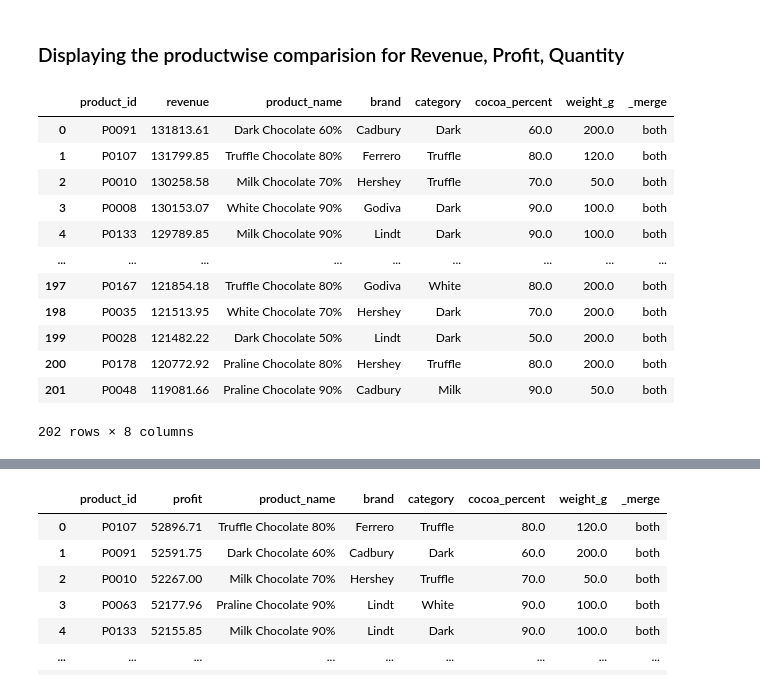
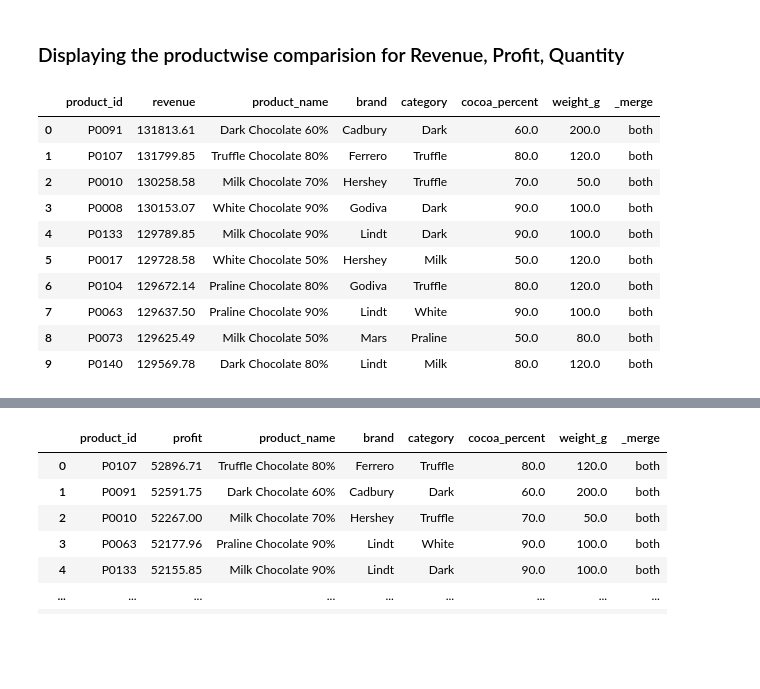
Before and after one commit to Devendra-afk/Retail_Stores_Analysis, a Jupyter notebook: python/notebooks/01_sales_eda.ipynb, the cells around one changed output, grey strips where cells are left out. Drawn from its saved outputs; the diff is of its cells as text; code cells hidden in the pictures; blank space fills up the shorter version.

```diff
--- a/python/notebooks/01_sales_eda.ipynb
+++ b/python/notebooks/01_sales_eda.ipynb
@@ -495,18 +512,16 @@ Name: count, dtype: int64
 # %% [markdown]
 ### Displaying the productwise comparision for Revenue, Profit, Quantity
 # %%
-display(revenue_productwise_data)
+display(revenue_productwise_data.head(10))
 # %% [output]
 |  | product_id | revenue | product_name | brand | category | cocoa_percent | weight_g | _merge |
 | 0 | P0091 | 131813.61 | Dark Chocolate 60% | Cadbury | Dark | 60.0 | 200.0 | both |
 | 1 | P0107 | 131799.85 | Truffle Chocolate 80% | Ferrero | Truffle | 80.0 | 120.0 | both |
 | 2 | P0010 | 130258.58 | Milk Chocolate 70% | Hershey | Truffle | 70.0 | 50.0 | both |
 | 3 | P0008 | 130153.07 | White Chocolate 90% | Godiva | Dark | 90.0 | 100.0 | both |
 | 4 | P0133 | 129789.85 | Milk Chocolate 90% | Lindt | Dark | 90.0 | 100.0 | both |
-| ... | ... | ... | ... | ... | ... | ... | ... | ... |
-| 197 | P0167 | 121854.18 | Truffle Chocolate 80% | Godiva | White | 80.0 | 200.0 | both |
-| 198 | P0035 | 121513.95 | White Chocolate 70% | Hershey | Dark | 70.0 | 200.0 | both |
-| 199 | P0028 | 121482.22 | Dark Chocolate 50% | Lindt | Dark | 50.0 | 200.0 | both |
-| 200 | P0178 | 120772.92 | Praline Chocolate 80% | Hershey | Truffle | 80.0 | 200.0 | both |
-| 201 | P0048 | 119081.66 | Praline Chocolate 90% | Cadbury | Milk | 90.0 | 50.0 | both |
+| 5 | P0017 | 129728.58 | White Chocolate 50% | Hershey | Milk | 50.0 | 120.0 | both |
+| 6 | P0104 | 129672.14 | Praline Chocolate 80% | Godiva | Truffle | 80.0 | 120.0 | both |
+| 7 | P0063 | 129637.50 | Praline Chocolate 90% | Lindt | White | 90.0 | 100.0 | both |
+| 8 | P0073 | 129625.49 | Milk Chocolate 50% | Mars | Praline | 50.0 | 80.0 | both |
+| 9 | P0140 | 129569.78 | Dark Chocolate 80% | Lindt | Milk | 80.0 | 120.0 | both |
-202 rows × 8 columns
```
Also changed, not shown: parts of 11 cells of this notebook.
